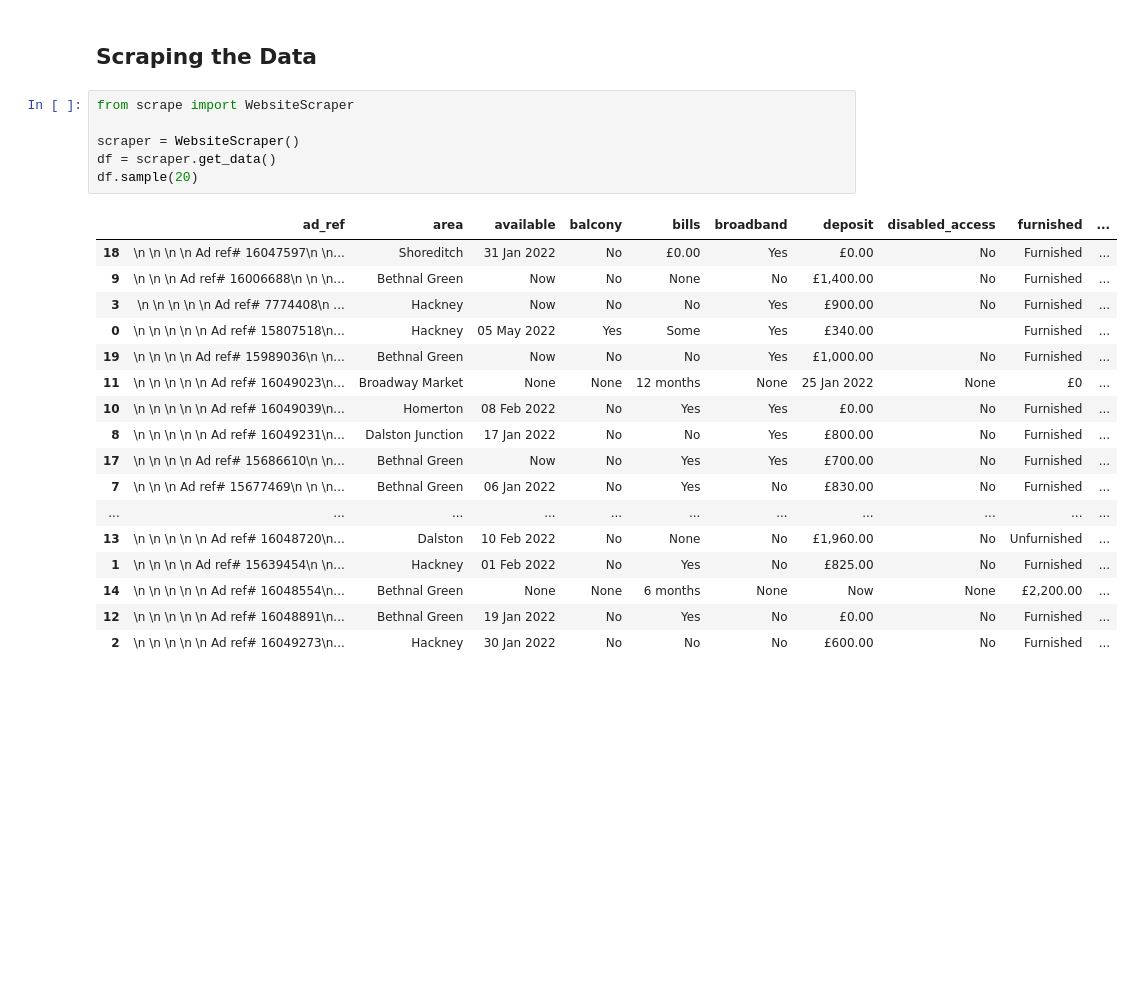
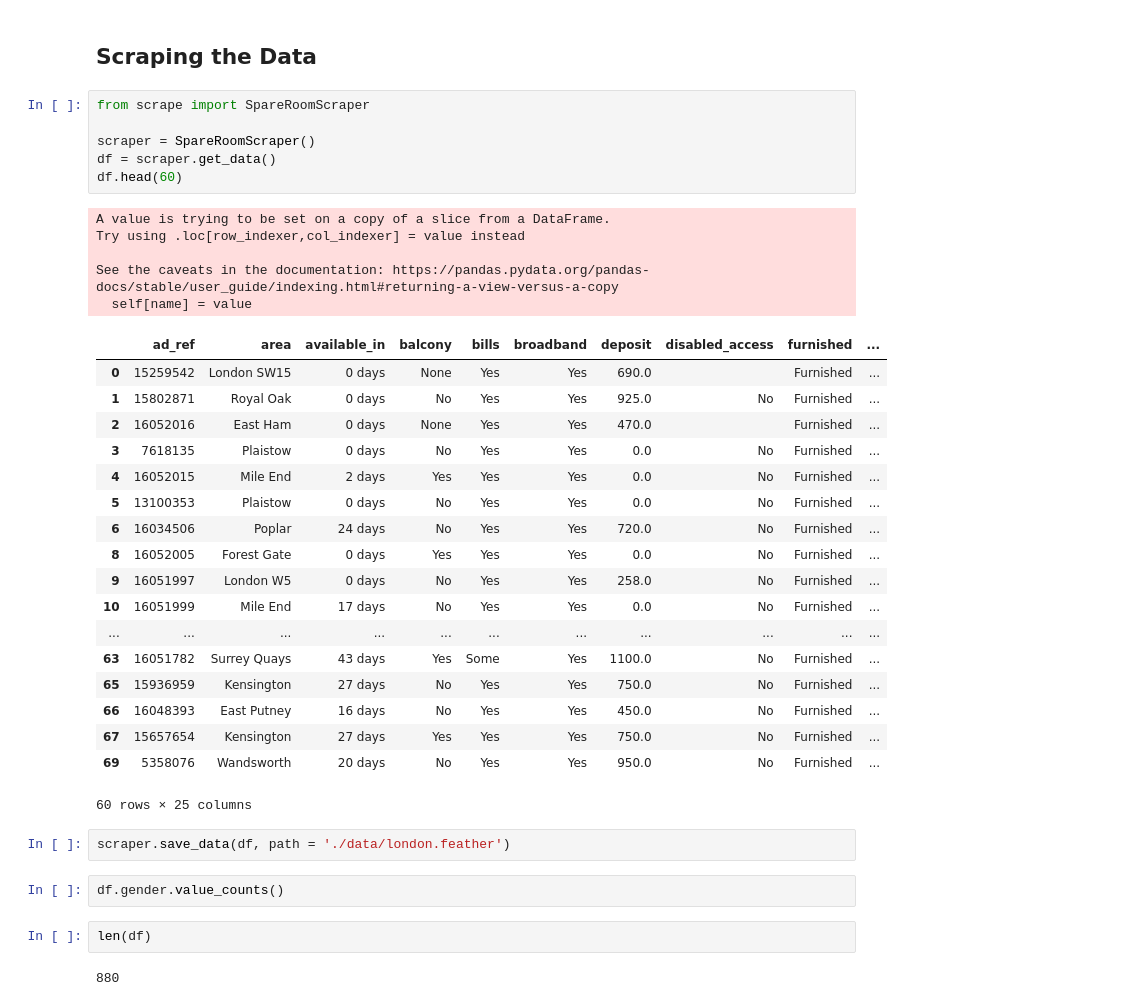
Before and after one commit to PeterEvansDS/BrixtonRoomPrices, a Jupyter notebook: Peckham Room Prices.ipynb, the cells around one changed output. Cells and saved outputs as stored; diff of their text form; blank space fills up the shorter version.

Commit message:
Version 2 of Web Scraper
Data is now partially cleaned

```diff
--- a/Peckham Room Prices.ipynb
+++ b/Peckham Room Prices.ipynb
@@ -10,26 +10,40 @@ The project will use custom built classes and functions. These will be written i
 # %% [markdown]
 ## Scraping the Data
 # %%
-from scrape import WebsiteScraper
+from scrape import SpareRoomScraper
 
-scraper = WebsiteScraper()
+scraper = SpareRoomScraper()
 df = scraper.get_data()
-df.sample(20)
+df.head(60)
 # %% [output]
+A value is trying to be set on a copy of a slice from a DataFrame.
+Try using .loc[row_indexer,col_indexer] = value instead
+
+See the caveats in the documentation: https://pandas.pydata.org/pandas-docs/stable/user_guide/indexing.html#returning-a-view-versus-a-copy
+  self[name] = value
-|  | ad_ref | area | available | balcony | bills | broadband | deposit | disabled_access | furnished | ... |
-| 18 | \n \n \n \n Ad ref# 16047597\n \n... | Shoreditch | 31 Jan 2022 | No | £0.00 | Yes | £0.00 | No | Furnished | ... |
-| 9 | \n \n \n Ad ref# 16006688\n \n \n... | Bethnal Green | Now | No | None | No | £1,400.00 | No | Furnished | ... |
-| 3 | \n \n \n \n \n Ad ref# 7774408\n ... | Hackney | Now | No | No | Yes | £900.00 | No | Furnished | ... |
-| 0 | \n \n \n \n \n Ad ref# 15807518\n... | Hackney | 05 May 2022 | Yes | Some | Yes | £340.00 |  | Furnished | ... |
-| 19 | \n \n \n \n Ad ref# 15989036\n \n... | Bethnal Green | Now | No | No | Yes | £1,000.00 | No | Furnished | ... |
-| 11 | \n \n \n \n \n Ad ref# 16049023\n... | Broadway Market | None | None | 12 months | None | 25 Jan 2022 | None | £0 | ... |
-| 10 | \n \n \n \n \n Ad ref# 16049039\n... | Homerton | 08 Feb 2022 | No | Yes | Yes | £0.00 | No | Furnished | ... |
-| 8 | \n \n \n \n \n Ad ref# 16049231\n... | Dalston Junction | 17 Jan 2022 | No | No | Yes | £800.00 | No | Furnished | ... |
-| 17 | \n \n \n \n Ad ref# 15686610\n \n... | Bethnal Green | Now | No | Yes | Yes | £700.00 | No | Furnished | ... |
-| 7 | \n \n \n Ad ref# 15677469\n \n \n... | Bethnal Green | 06 Jan 2022 | No | Yes | No | £830.00 | No | Furnished | ... |
+|  | ad_ref | area | available_in | balcony | bills | broadband | deposit | disabled_access | furnished | ... |
+| 0 | 15259542 | London SW15 | 0 days | None | Yes | Yes | 690.0 |  | Furnished | ... |
+| 1 | 15802871 | Royal Oak | 0 days | No | Yes | Yes | 925.0 | No | Furnished | ... |
+| 2 | 16052016 | East Ham | 0 days | None | Yes | Yes | 470.0 |  | Furnished | ... |
+| 3 | 7618135 | Plaistow | 0 days | No | Yes | Yes | 0.0 | No | Furnished | ... |
+| 4 | 16052015 | Mile End | 2 days | Yes | Yes | Yes | 0.0 | No | Furnished | ... |
+| 5 | 13100353 | Plaistow | 0 days | No | Yes | Yes | 0.0 | No | Furnished | ... |
+| 6 | 16034506 | Poplar | 24 days | No | Yes | Yes | 720.0 | No | Furnished | ... |
+| 8 | 16052005 | Forest Gate | 0 days | Yes | Yes | Yes | 0.0 | No | Furnished | ... |
+| 9 | 16051997 | London W5 | 0 days | No | Yes | Yes | 258.0 | No | Furnished | ... |
+| 10 | 16051999 | Mile End | 17 days | No | Yes | Yes | 0.0 | No | Furnished | ... |
 | ... | ... | ... | ... | ... | ... | ... | ... | ... | ... | ... |
-| 13 | \n \n \n \n \n Ad ref# 16048720\n... | Dalston | 10 Feb 2022 | No | None | No | £1,960.00 | No | Unfurnished | ... |
-| 1 | \n \n \n \n Ad ref# 15639454\n \n... | Hackney | 01 Feb 2022 | No | Yes | No | £825.00 | No | Furnished | ... |
-| 14 | \n \n \n \n \n Ad ref# 16048554\n... | Bethnal Green | None | None | 6 months | None | Now | None | £2,200.00 | ... |
-| 12 | \n \n \n \n \n Ad ref# 16048891\n... | Bethnal Green | 19 Jan 2022 | No | Yes | No | £0.00 | No | Furnished | ... |
-| 2 | \n \n \n \n \n Ad ref# 16049273\n... | Hackney | 30 Jan 2022 | No | No | No | £600.00 | No | Furnished | ... |
+| 63 | 16051782 | Surrey Quays | 43 days | Yes | Some | Yes | 1100.0 | No | Furnished | ... |
+| 65 | 15936959 | Kensington | 27 days | No | Yes | Yes | 750.0 | No | Furnished | ... |
+| 66 | 16048393 | East Putney | 16 days | No | Yes | Yes | 450.0 | No | Furnished | ... |
+| 67 | 15657654 | Kensington | 27 days | Yes | Yes | Yes | 750.0 | No | Furnished | ... |
+| 69 | 5358076 | Wandsworth | 20 days | No | Yes | Yes | 950.0 | No | Furnished | ... |
+60 rows × 25 columns
+# %%
+scraper.save_data(df, path = './data/london.feather')
+# %%
+df.gender.value_counts()
+# %%
+len(df)
+# %% [output]
+880
```
Also changed, not shown: parts of 1 cell of this notebook, 5 other files.
